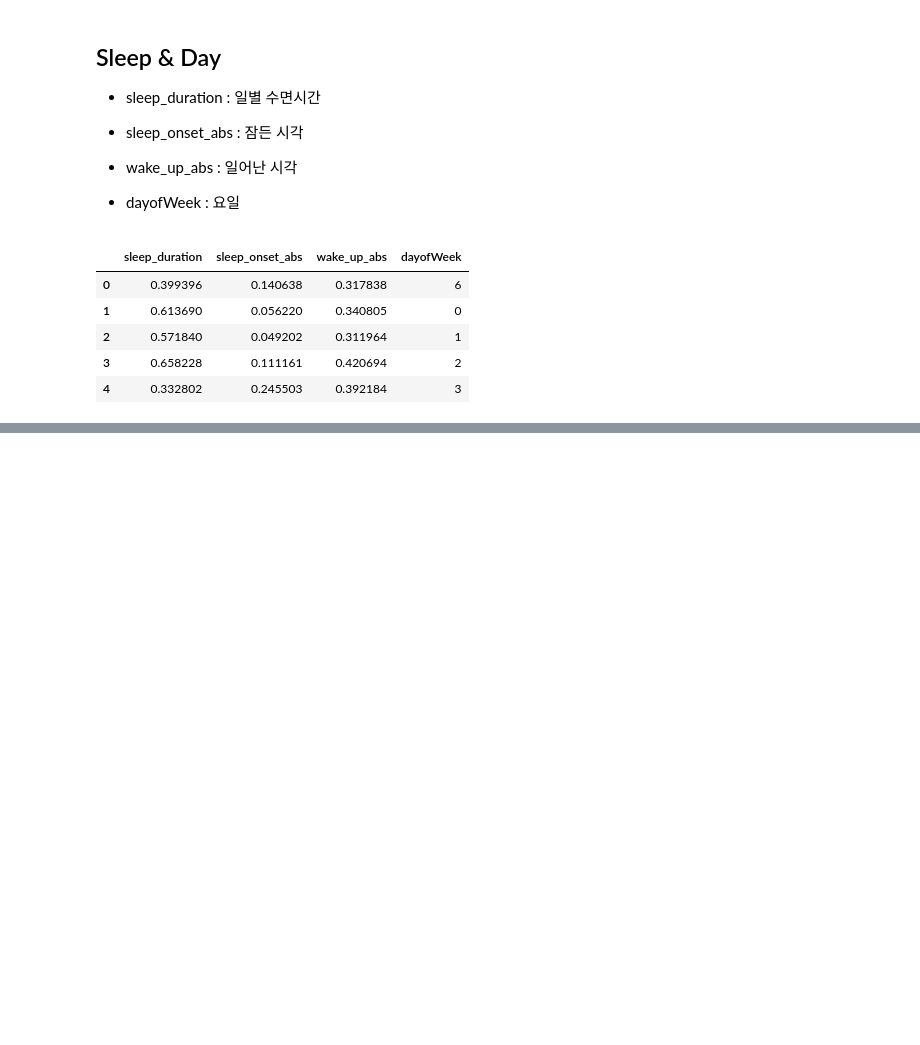
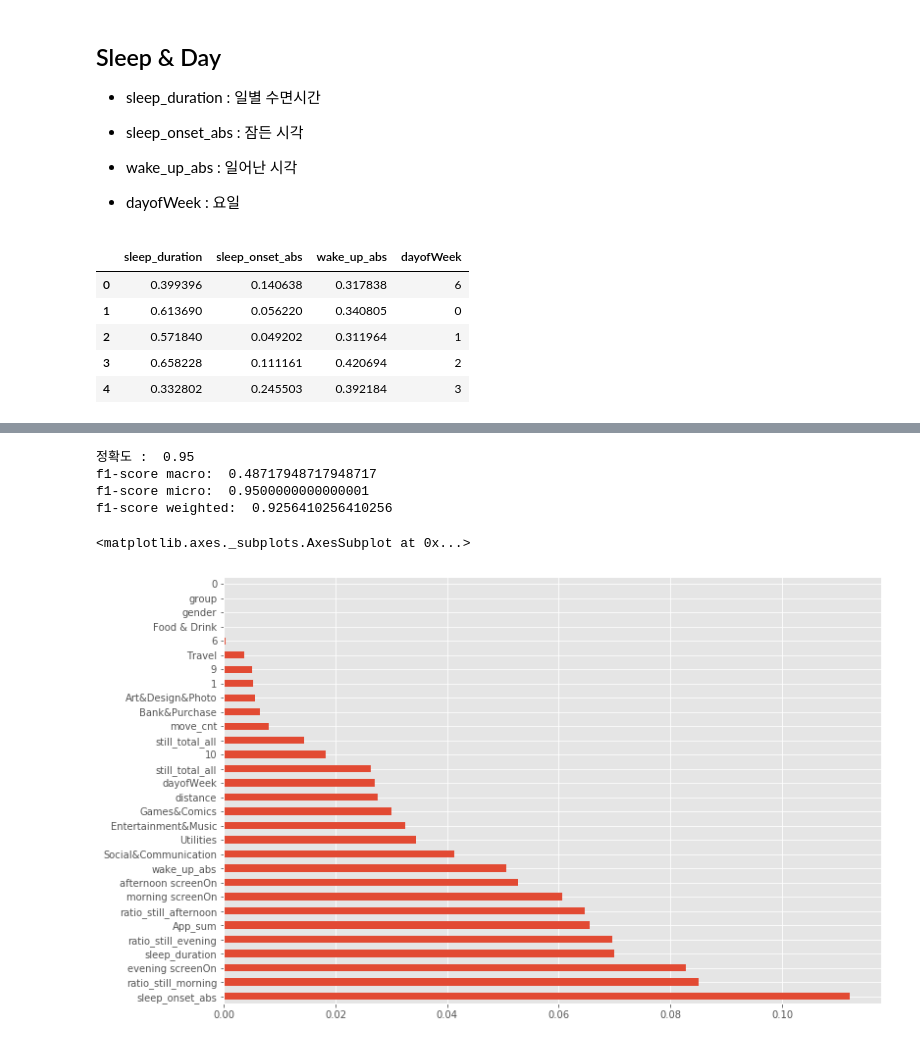
Before and after one commit to sy2399/Smartphone_Analysis, a Jupyter notebook: Code/03. Modeling/00. Model Basic1_SWB.ipynb, the cells around one changed output, grey strips where cells are left out. Saved outputs shown, nothing was run; the diff lists cells and outputs as text; code cells hidden in the pictures; blank space fills up the shorter version.

```diff
--- a/Code/03. Modeling/00. Model Basic1_SWB.ipynb
+++ b/Code/03. Modeling/00. Model Basic1_SWB.ipynb
@@ -141,0 +255,14 @@ swb_sleep_day.head()
+# %%
+user_info = ['uid', 'gender', 'group']
+loc = ['0', '1', '10', '2', '3', '4', '5', '6', '7', '8', '9','distance', 'move_cnt']
+act = ['ratio_still_afternoon', 'ratio_still_evening', 'ratio_still_morning','still_total_all']
+app = ['App_sum', 'Art&Design&Photo', 'Bank&Purchase',
+       'Books & Reference', 'Educational', 'Entertainment&Music',
+       'Food & Drink', 'Games&Comics', 'News & Magazines',
+       'Others', 'Shopping', 'Social&Communication', 'Travel', 'Utilities',
+       'Weather',
+         'afternoon screenOn', 'evening screenOn', 'morning screenOn']
+sleep_day = ['sleep_duration', 'sleep_onset_abs', 'still_total_all',
+         'wake_up_abs','dayofWeek']
+
+features = user_info[1:] + loc + act + app + sleep_day
@@ -141,0 +300,9 @@ swb_sleep_day.head()
+# %%
+import collections
+
+sample1 = swb[swb['uid'] == 46029500]
+print(sample1.shape, collections.Counter(sample1['label_3']))
+
+
+sample2 = swb[swb['uid'] == 93542520]
+print(sample2.shape, collections.Counter(sample2['label_3']))
@@ -141,0 +324,30 @@ swb_sleep_day.head()
+# %%
+X = sample1[features]
+y = sample1['label_3'].values
+
+X_train, X_test, Y_train, Y_test = train_test_split (X, y, test_size = 0.20, random_state=42)
+
+rf = RandomForestClassifier(n_estimators=100, oob_score=True, random_state=100)
+rf.fit(X_train, Y_train)
+y_pred = rf.predict(X_test)
+
+
+print('정확도 : ', metrics.accuracy_score(Y_test, y_pred))
+
+print('f1-score macro: ', metrics.f1_score(Y_test, y_pred, average='macro'))
+
+print('f1-score micro: ', metrics.f1_score(Y_test, y_pred, average='micro'))
+
+print('f1-score weighted: ', metrics.f1_score(Y_test, y_pred, average='weighted'))
+# %% [output]
+정확도 :  0.95
+f1-score macro:  0.48717948717948717
+f1-score micro:  0.9500000000000001
+f1-score weighted:  0.9256410256410256
+# %%
+plt.figure(figsize=(12,8))
+feat_importances = pd.Series(rf.feature_importances_, index=X.columns)
+feat_importances.nlargest(30).plot(kind='barh')
+# %% [output]
+<matplotlib.axes._subplots.AxesSubplot at 0x...>
+[figure, added]
```
Also changed, not shown: parts of 19 cells of this notebook.
